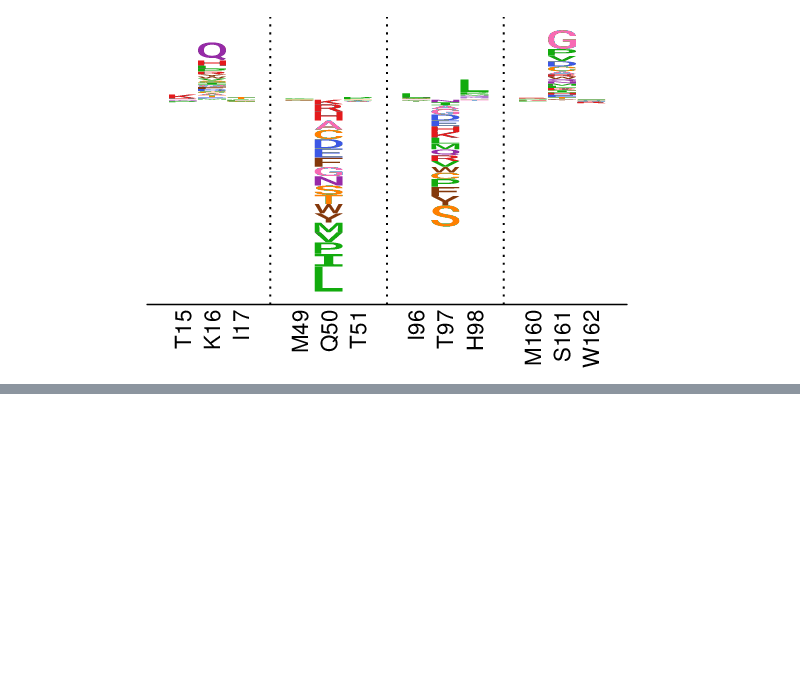
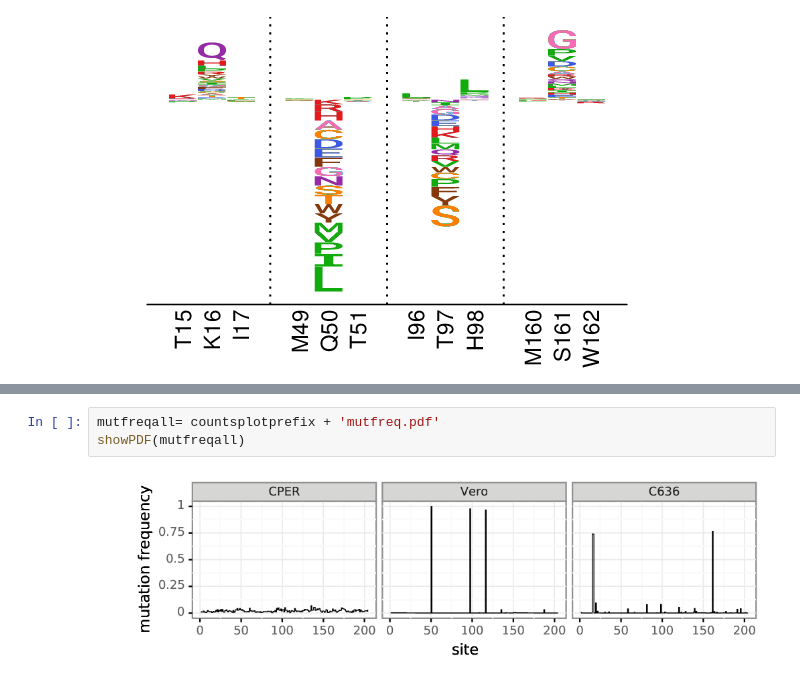
Before and after one commit to jbloomlab/ZIKV_DMS_w_Khromykh, a Jupyter notebook: analysis_notebook.ipynb, the cells around one changed output, grey strips where cells are left out. Drawn from its saved outputs; the diff is of its cells as text; blank space fills up the shorter version.

```diff
--- a/analysis_notebook.ipynb
+++ b/analysis_notebook.ipynb
@@ -343,0 +394,5 @@ showPDF(zoomlogoplot)
+# %%
+mutfreqall= countsplotprefix + 'mutfreq.pdf'
+showPDF(mutfreqall)
+# %% [output]
+[figure, added]
```
Also changed, not shown: parts of 10 cells of this notebook.
